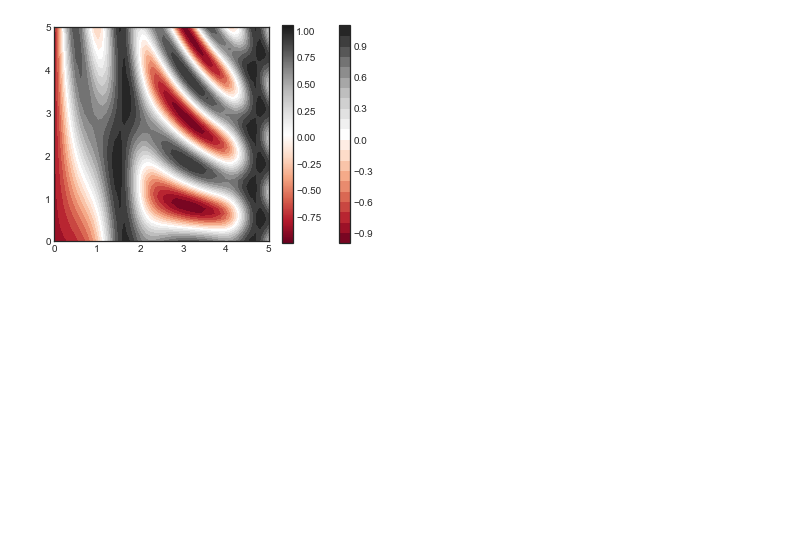
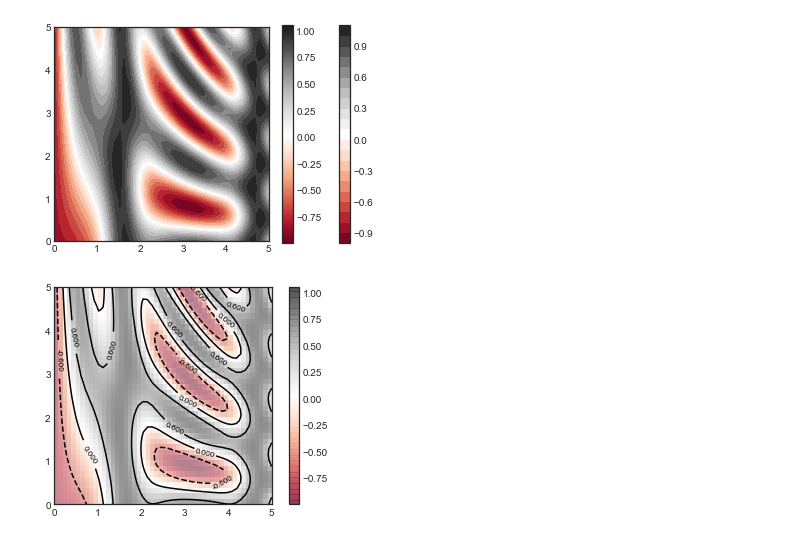
Before and after one commit to Alumasa/data_sci-and-machine_learning, a Jupyter notebook: Density and Contour plots.ipynb, the cells around one changed output. Drawn from its saved outputs; the diff is of its cells as text; code cells hidden in the pictures; blank space fills up the shorter version.

```diff
--- a/Density and Contour plots.ipynb
+++ b/Density and Contour plots.ipynb
@@ -33,3 +33,12 @@ plt.colorbar()
 plt.axis(aspect='image');
 # %% [output]
 [figure]
+# %%
+contours = plt.contour(X, Y, Z, 3, colors='black')
+plt.clabel(contours, inline=True, fontsize=8)
+
+plt.imshow(Z, extent=[0, 5, 0, 5], origin='lower',
+           cmap='RdGy', alpha=0.5)
+plt.colorbar();
+# %% [output]
+[figure, added]
```
Also changed, not shown: parts of 1 cell of this notebook, 1 other file.
